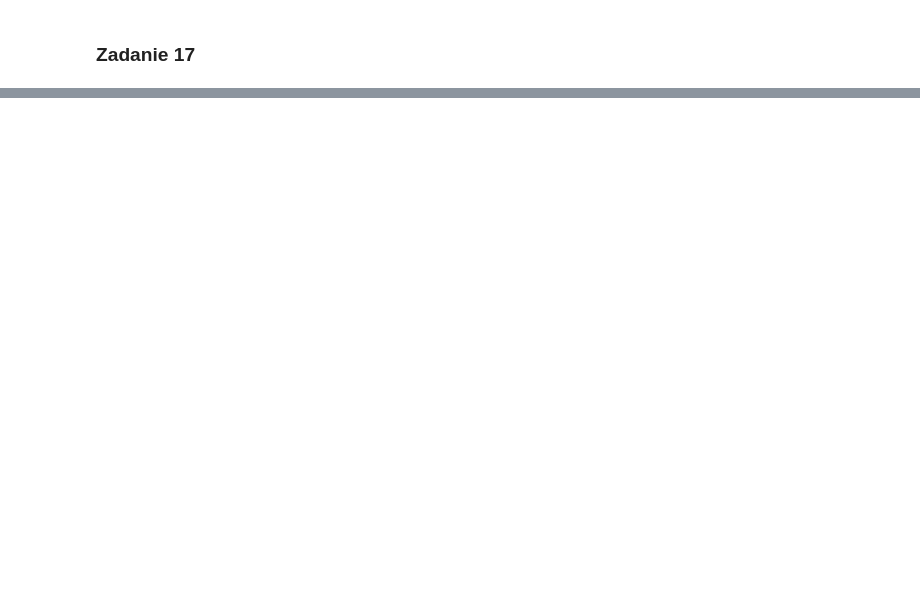
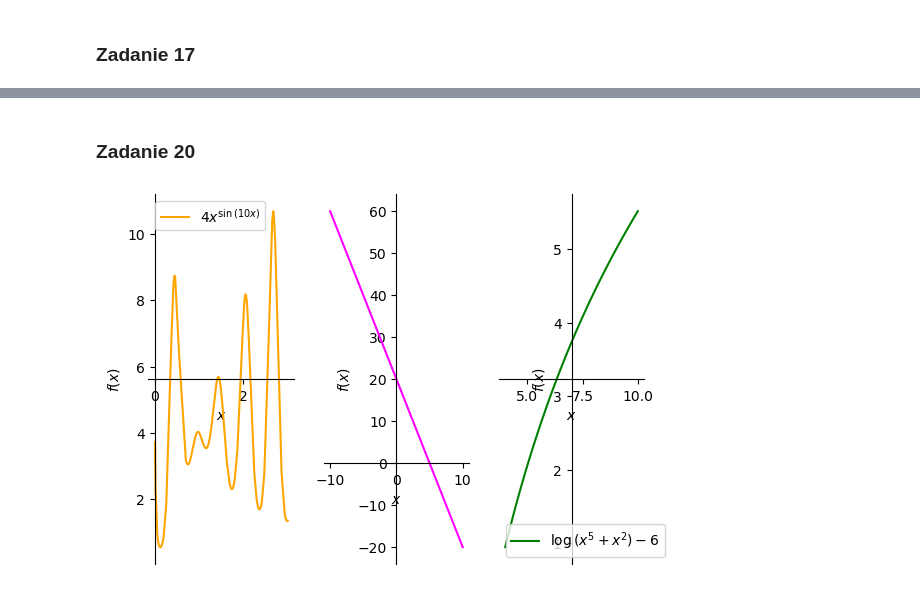
Before and after one commit to pzajaczkowski/ONWP, a Jupyter notebook: wizualizacje/wizualizacje.ipynb, the cells around one changed output, grey strips where cells are left out. Saved outputs shown, nothing was run; the diff lists cells and outputs as text; code cells hidden in the pictures; blank space fills up the shorter version.

```diff
--- a/wizualizacje/wizualizacje.ipynb
+++ b/wizualizacje/wizualizacje.ipynb
@@ -495,0 +533,7 @@ ValueError: The number of free_symbols in the expression is greater than 2
+# %% [markdown]
+### Zadanie 20
+# %%
+pg1.save("wykreszapisany.pdf")
+pg1.save("wykreszapisany.png")
+# %% [output]
+[figure, added]
```
Also changed, not shown: parts of 19 cells of this notebook, 3 other files.
